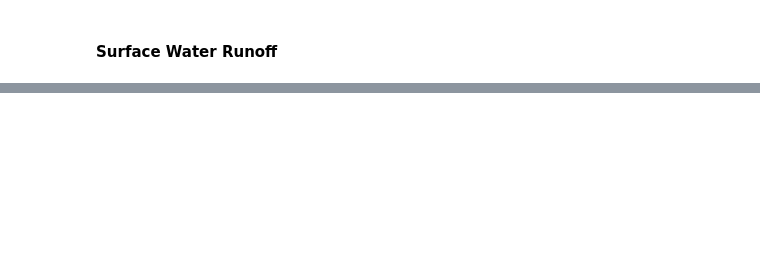
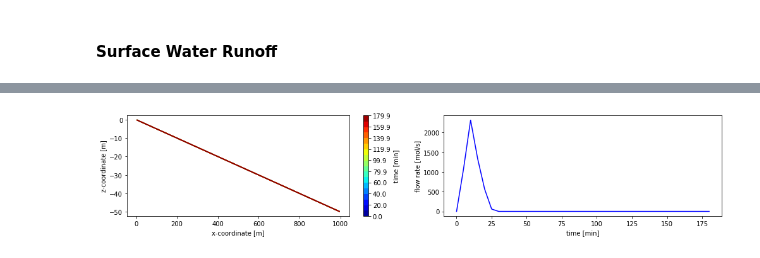
Before and after one commit to amanzi/ats-demos, a Jupyter notebook: 03_surface_water/surface_water.ipynb, the cells around one changed output, grey strips where cells are left out. Cells and saved outputs as stored; diff of their text form; code cells hidden in the pictures; blank space fills up the shorter version.

```diff
--- a/03_surface_water/surface_water.ipynb
+++ b/03_surface_water/surface_water.ipynb
@@ -60,0 +81,4 @@ plot(dat)
+# %%
+plot("surface_water-critical_depth.demo")
+# %% [output]
+[figure, added]
```
Also changed, not shown: parts of 12 cells of this notebook, 13 other files.
